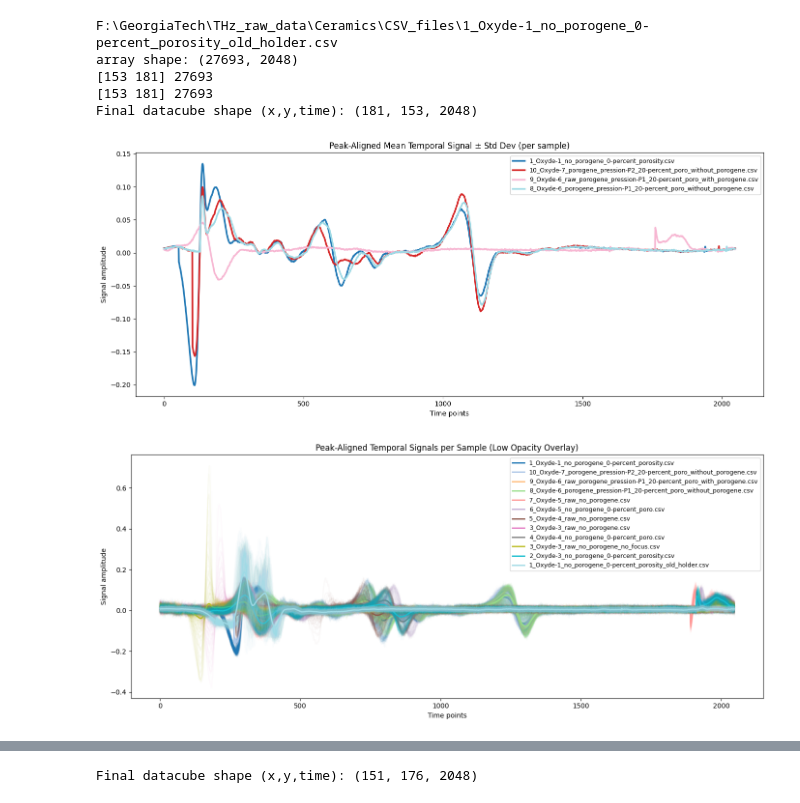
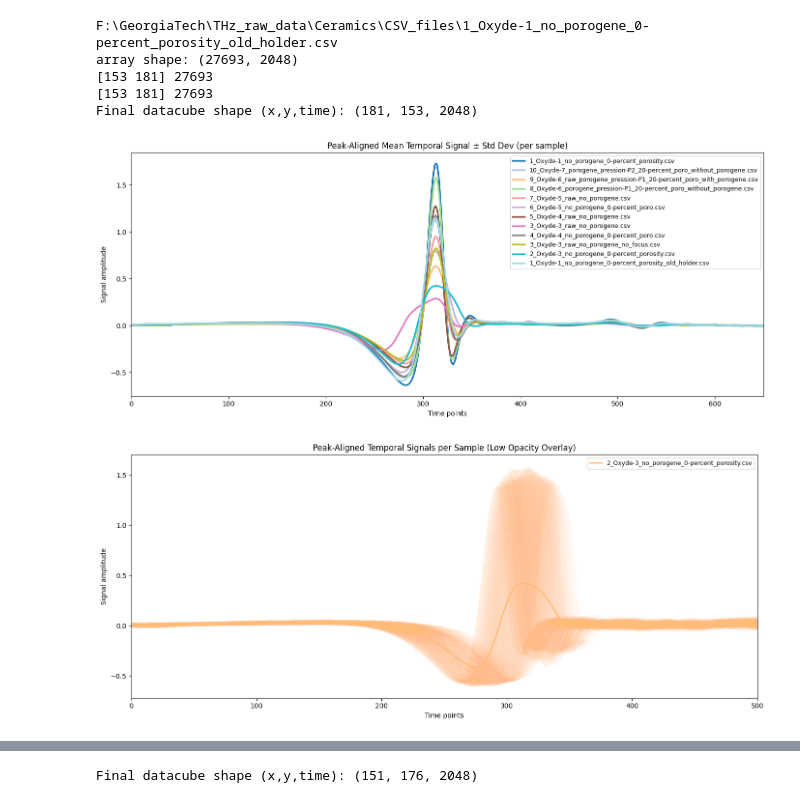
Before and after one commit to Hcherid/Ceramic_processing, a Jupyter notebook: Temporal_signals_analysis.ipynb, the cells around one changed output, grey strips where cells are left out. Cells and saved outputs as stored; diff of their text form; code cells hidden in the pictures.

```diff
--- a/Temporal_signals_analysis.ipynb
+++ b/Temporal_signals_analysis.ipynb
@@ -186,7 +186,7 @@ import numpy as np
 import matplotlib.pyplot as plt
 import matplotlib.cm as cm
 
-n_samples = 4#ROI_arr.shape[0]
+n_samples = ROI_arr.shape[0]
 T = ROI_arr.shape[-1]
 colors = cm.get_cmap('tab20', n_samples)
 
@@ -214,8 +214,8 @@ t = np.arange(T)
 
 plt.figure(figsize=(14, 6))
 
-for i in range(n_samples):
-    color = colors(i)
+for i in range(n_samples): #[-2,-3,-4]:
+    color = colors(np.abs(i))
     label = file_list[i].split("\\")[-1]
 
     # Aligned per-sample mean signal
@@ -245,8 +245,8 @@ plt.xlabel("Time points")
 plt.ylabel("Signal amplitude")
 plt.legend(fontsize=9)
 plt.tight_layout()
+plt.xlim([0,650])
 plt.show()
-
 # ── 4. Sanity-check: print shift applied to each sample ─────────────────────
 # print(f"Reference peak index : {ref_peak}")
 # for i in range(n_samples):
@@ -254,35 +254,37 @@ plt.show()
 #     shift = ref_peak - peak_indices[i]
 #     print(f"  {label:40s}  peak @ {peak_indices[i]:4d}  →  shift {shift:+d}")
 # %% [output]
-[figure, old version]
+[figure, new version]
 # %%
 plt.figure(figsize=(14, 6))
 
-for i in range(n_samples):
+for i in [-2]:
+    color = colors(np.abs(i))
+
     signals = ROI_arr[i].reshape(-1, T)      # (225, T)
-    color    = colors(i)
     label    = file_list[i].split("\\")[-1]
 
     # ── Align every pixel signal to the common reference peak ───────────────
     shift           = ref_peak - peak_indices[i]          # reuse from previous block
     signals_aligned = np.roll(signals, shift, axis=1)     # (225, T)
 
     # All pixel signals – low opacity density cloud
     plt.plot(t, signals_aligned.T, color=color, alpha=0.03)
 
     # Aligned mean overlay
     mean_aligned = signals_aligned.mean(axis=0)
     plt.plot(t, mean_aligned, color=color, linewidth=2, label=label)
 
 # Reference peak marker
 # plt.axvline(ref_peak, color='grey', linestyle=':', linewidth=1.2,
 #             label=f'Ref peak (t={ref_peak})')
 
 plt.title("Peak-Aligned Temporal Signals per Sample (Low Opacity Overlay)")
 plt.xlabel("Time points")
 plt.ylabel("Signal amplitude")
 plt.legend(fontsize=9)
+plt.xlim([0,500])
 plt.tight_layout()
 plt.show()
 # %% [output]
-[figure, old version]
+[figure, new version]
```
Also changed, not shown: parts of 4 cells of this notebook.
